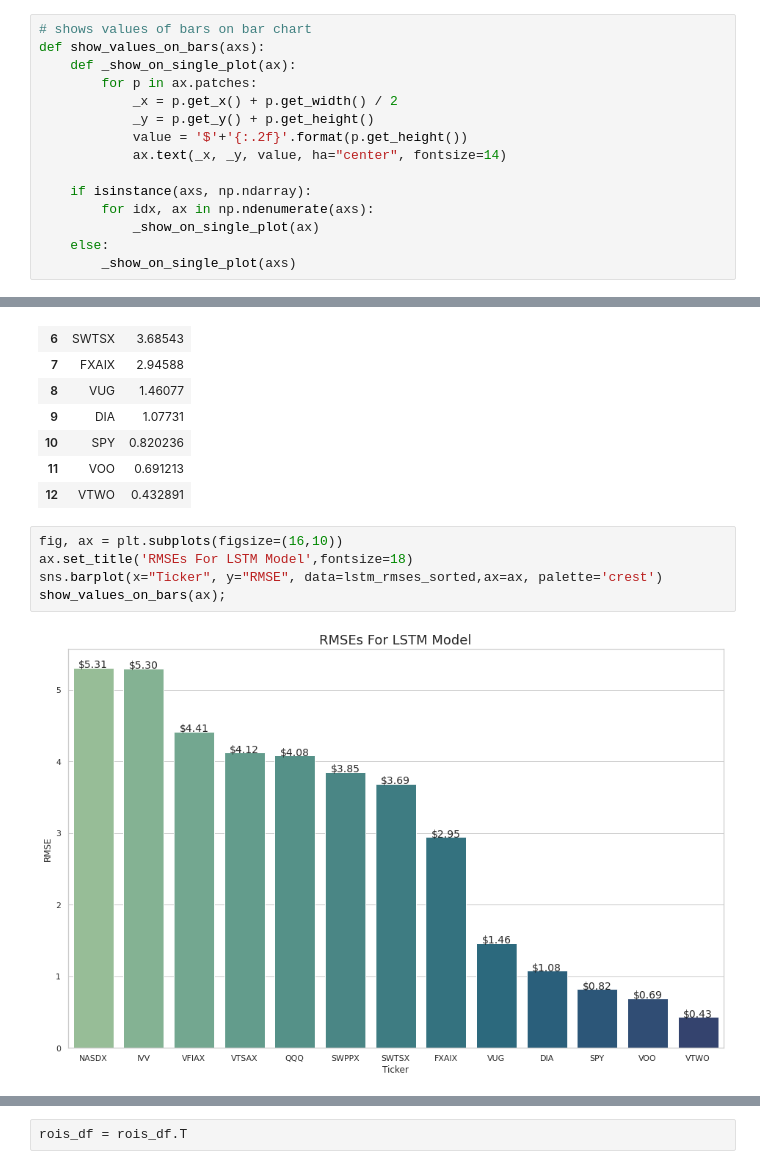
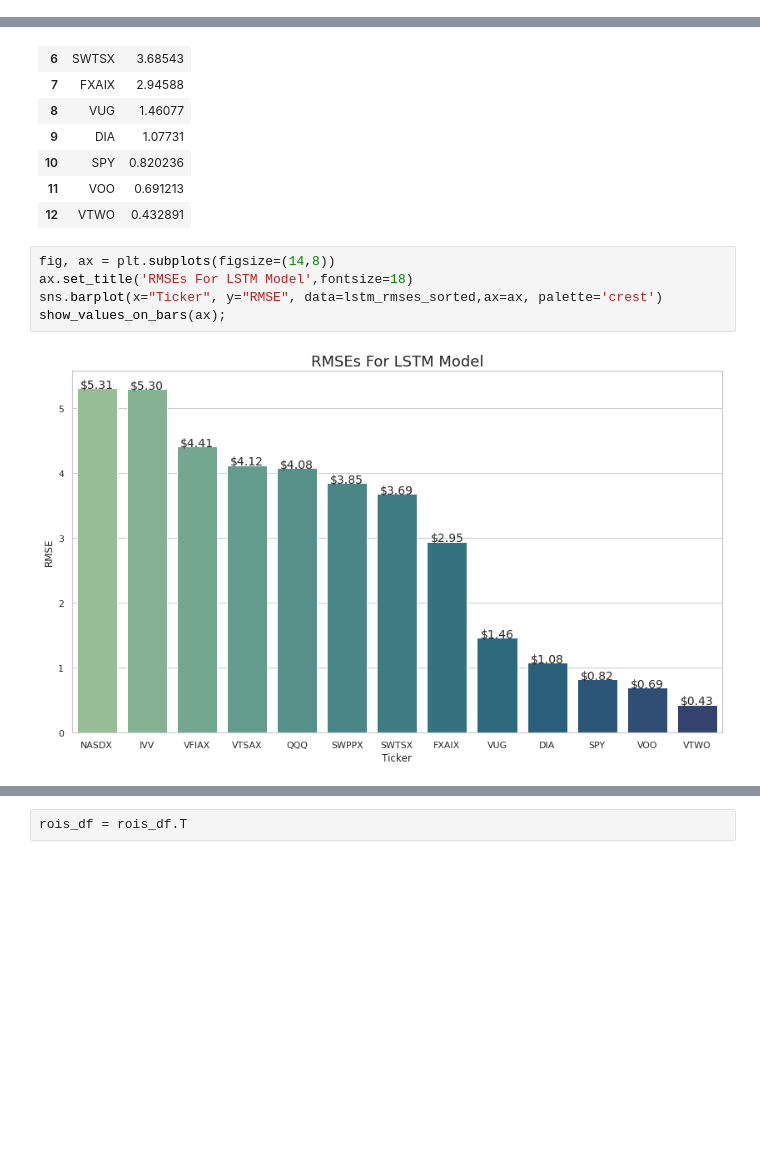
Before and after one commit to j-vasquez21/Stock-Forecasting, a Jupyter notebook: Evaluation.ipynb, the cells around one changed output, grey strips where cells are left out. Drawn from its saved outputs; the diff is of its cells as text; blank space fills up the shorter version.

```diff
--- a/Evaluation.ipynb
+++ b/Evaluation.ipynb
@@ -66,18 +117,3 @@ For all funds, the LSTM model was the best performing model that yielded the low
-# %%
-# shows values of bars on bar chart
-def show_values_on_bars(axs):
-    def _show_on_single_plot(ax):
-        for p in ax.patches:
-            _x = p.get_x() + p.get_width() / 2
-            _y = p.get_y() + p.get_height()
-            value = '$'+'{:.2f}'.format(p.get_height())
-            ax.text(_x, _y, value, ha="center", fontsize=14)
-
-    if isinstance(axs, np.ndarray):
-        for idx, ax in np.ndenumerate(axs):
-            _show_on_single_plot(ax)
-    else:
-        _show_on_single_plot(axs)
 # %%
 lstm_rmses = rmses_df.iloc[2,1:]
 lstm_rmses_sorted = lstm_rmses.sort_values(ascending=False)
@@ -136,9 +172,9 @@ lstm_rmses_sorted
 | 11 | VOO | 0.691213 |
 | 12 | VTWO | 0.432891 |
 # %%
-fig, ax = plt.subplots(figsize=(16,10))
+fig, ax = plt.subplots(figsize=(14,8))
 ax.set_title('RMSEs For LSTM Model',fontsize=18)
 sns.barplot(x="Ticker", y="RMSE", data=lstm_rmses_sorted,ax=ax, palette='crest')
 show_values_on_bars(ax);
 # %% [output]
-[figure, old version]
+[figure, new version]
```
Also changed, not shown: parts of 18 cells of this notebook.
